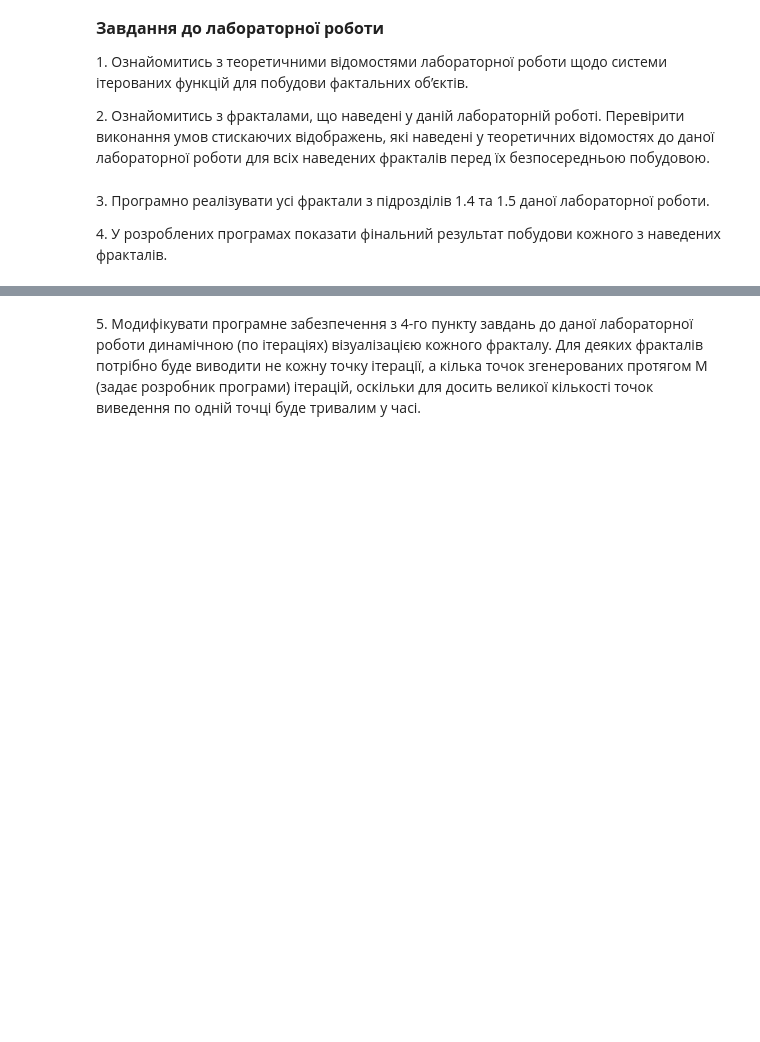
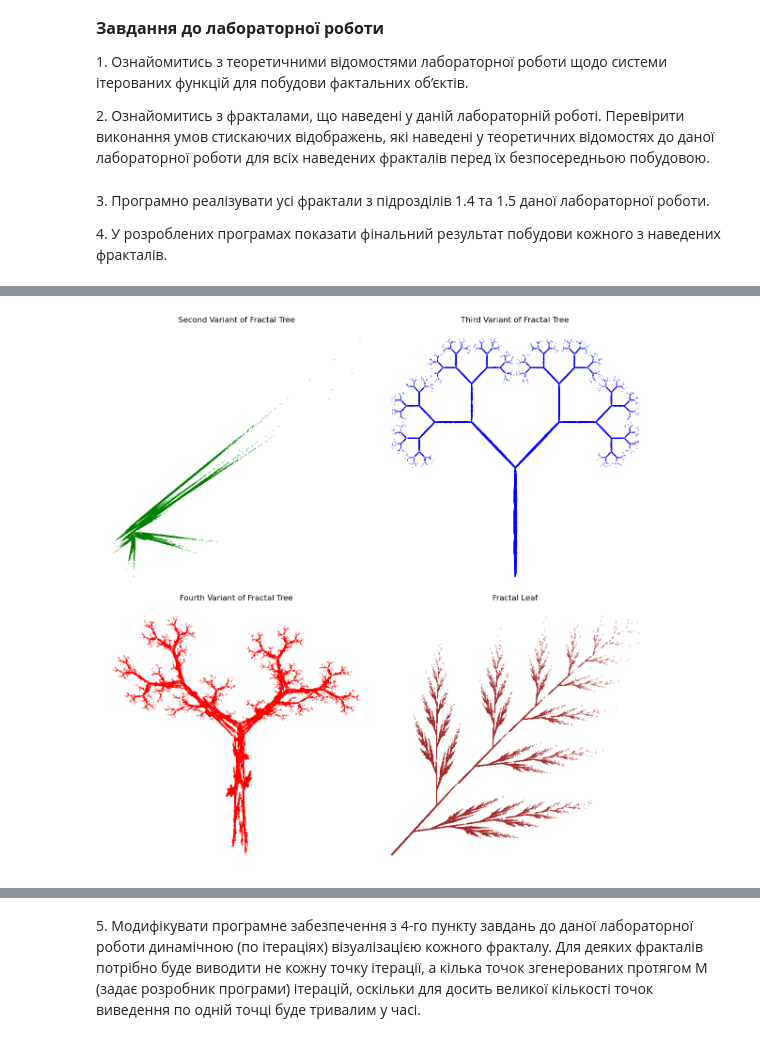
Before and after one commit to artemyak5/Computer-Graphics, a Jupyter notebook: lab4/lab4.ipynb, the cells around one changed output, grey strips where cells are left out. Cells and saved outputs as stored; diff of their text form; code cells hidden in the pictures; blank space fills up the shorter version.

```diff
--- a/lab4/lab4.ipynb
+++ b/lab4/lab4.ipynb
@@ -23,0 +112,65 @@ import numpy as np
+# %%
+# Correct the parameters to match the tuple structure used in the function
+second_variant_tree_params = [
+    (0.0500, 0.6000, 0.0500, 0.5000, 0.0000, 1.0000),
+    (0.0500, 0.5000, -0.5000, 0.4500, 0.0000, 0.6000),
+    (0.6000, 0.5000, 0.5000, 0.5500, 0.0000, 1.1000),
+    (0.5000, 0.5500, 0.4000, 0.4000, 0.0000, 1.0000),
+    (0.5500, 0.4000, 0.4000, 0.4000, 0.0000, 0.7000)
+]
+
+third_variant_tree_params = [
+    (0.0100, 0.0000, 0.0000, 0.4500, 0.0000, 0.0000),
+    (-0.0100, 0.0000, 0.0000, -0.4500, 0.0000, 0.4000),
+    (0.4200, -0.4200, 0.4200, 0.4200, 0.0000, 0.4000),
+    (0.4200, 0.4200, -0.4200, 0.4200, 0.0000, 0.4000)
+]
+
+fourth_variant_tree_params = [
+    (0.1950, -0.4880, 0.3440, 0.4430, 0.4431, 0.2452),
+    (0.4620, 0.4140, -0.2520, 0.3610, 0.2511, 0.5692),
+    (-0.6370, 0.0000, 0.0000, 0.5010, 0.8562, 0.2512),
+    (-0.0350, 0.0700, -0.4690, 0.0220, 0.4884, 0.5069),
+    (-0.0580, -0.0700, 0.4530, -0.1110, 0.5976, 0.0969)
+]
+
+fractal_leaf_params = [
+    (0.0000, 0.2439, 0.0000, 0.3053, 0.0000, 0.0000),
+    (0.7248, 0.0337, -0.0253, 0.7426, 0.2060, 0.2538),
+    (0.1583, -0.1297, 0.3550, 0.3676, 0.1383, 0.1750),
+    (0.3386, 0.3694, 0.2227, -0.0756, 0.0679, 0.0826)
+]
+
+# Generate and plot the fractals
+second_variant_tree_xs, second_variant_tree_ys = generate_fractal(second_variant_tree_params)
+third_variant_tree_xs, third_variant_tree_ys = generate_fractal(third_variant_tree_params)
+fourth_variant_tree_xs, fourth_variant_tree_ys = generate_fractal(fourth_variant_tree_params)
+fractal_leaf_xs, fractal_leaf_ys = generate_fractal(fractal_leaf_params)
+
+# Plotting the fractals
+fig, axs = plt.subplots(2, 2, figsize=(12, 12))
+
+# Second Variant of Fractal Tree
+axs[0, 0].scatter(second_variant_tree_xs, second_variant_tree_ys, color='green', s=0.1)
+axs[0, 0].set_title("Second Variant of Fractal Tree")
+axs[0, 0].axis('off')
+
+# Third Variant of Fractal Tree
+axs[0, 1].scatter(third_variant_tree_xs, third_variant_tree_ys, color='blue', s=0.1)
+axs[0, 1].set_title("Third Variant of Fractal Tree")
+axs[0, 1].axis('off')
+
+# Fourth Variant of Fractal Tree
+axs[1, 0].scatter(fourth_variant_tree_xs, fourth_variant_tree_ys, color='red', s=0.1)
+axs[1, 0].set_title("Fourth Variant of Fractal Tree")
+axs[1, 0].axis('off')
+
+# Fractal Leaf
+axs[1, 1].scatter(fractal_leaf_xs, fractal_leaf_ys, color='brown', s=0.1)
+axs[1, 1].set_title("Fractal Leaf")
+axs[1, 1].axis('off')
+
+plt.tight_layout()
+plt.show()
+# %% [output]
+[figure, added]
```
Also changed, not shown: parts of 3 cells of this notebook.
